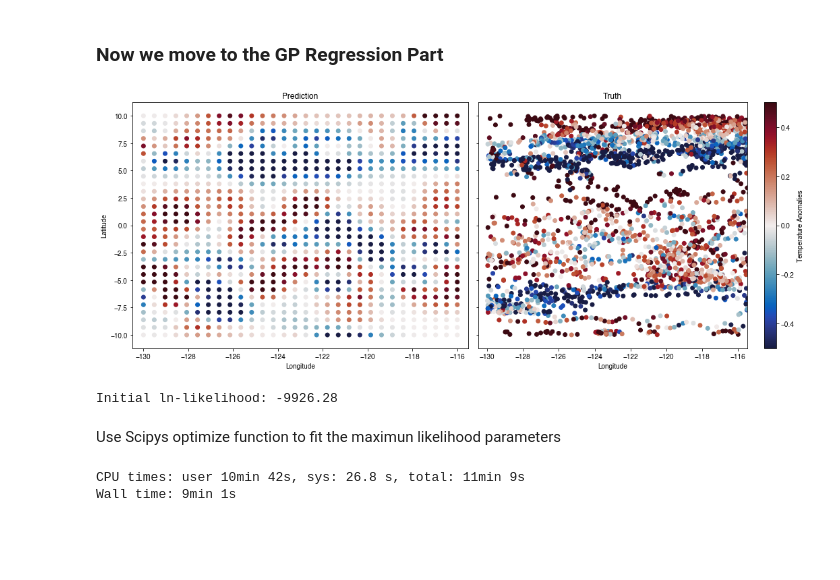
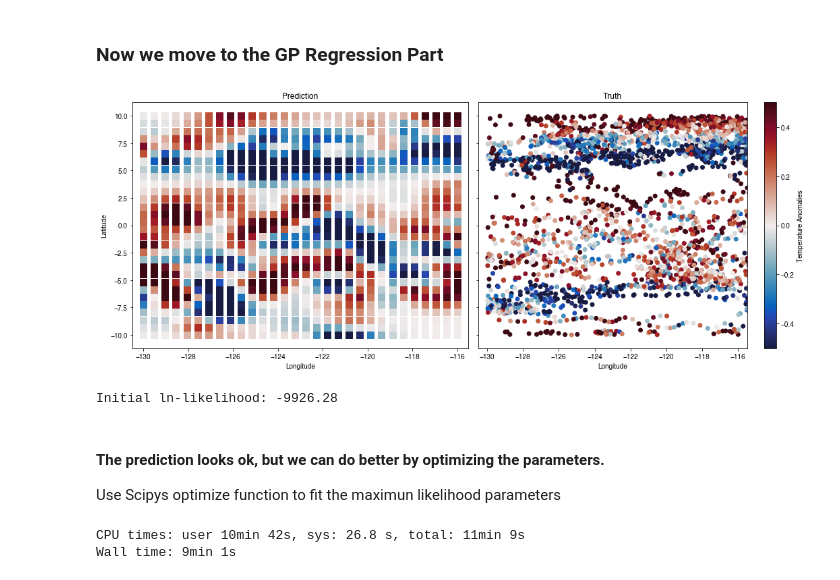
Before and after one commit to oceanhackweek/ohw20-proj-argo-mapping, a Jupyter notebook: final_notebook.ipynb, the cells around one changed output. Drawn from its saved outputs; the diff is of its cells as text; code cells hidden in the pictures; blank space fills up the shorter version.

Commit message:
figure

```diff
--- a/final_notebook.ipynb
+++ b/final_notebook.ipynb
@@ -284,31 +288,31 @@ pred_var_argo = xr.DataArray(pred_var_argo,  dims={"test_pt_num"})
 # %%
 fig,ax=plt.subplots(1,2,figsize=(15,6),sharex=True,sharey=True)
 
 
 cs=ax[0].scatter(test_pts_argo.sel(coordinate='lon'),
             test_pts_argo.sel(coordinate='lat'),
-            c=pred_argo, vmin=-.5, vmax=.5, cmap=cmo.balance)
+            c=pred_argo, vmin=-.5, vmax=.5, s=100, marker='s',cmap=cmo.balance)
 ax[0].set_xlabel('Longitude')
 ax[0].set_ylabel('Latitude')
 #plt.colorbar(cs,ax=ax[0])
 ax[0].set_title('Prediction')
 
 ax[0].set_xlim(-130.5,-115.5)
 
 x_sel = Input_coordinates
 y_sel = Anomaly
 
 cs2=ax[1].scatter(x_sel.sel(coordinate='lon'), x_sel.sel(coordinate='lat'),
-            c=y_sel, vmin=-.5, vmax=.5, cmap=cmo.balance)
+            c=y_sel,  vmin=-.5, vmax=.5, cmap=cmo.balance)
 ax[1].set_xlabel('Longitude')
 
 cbar=plt.colorbar(cs2,ax=ax[1])
 cbar.set_label('Temperature Anomalies')
 ax[1].set_title('Truth')
 
 plt.tight_layout()
 # %% [output]
-[figure, old version]
+[figure, new version]
 # %%
 # Compute the Maximum Likelihood
 
@@ -316,6 +320,7 @@ print("Initial ln-likelihood: {0:.2f}".format(gp_argo.log_likelihood(Anomaly)))
 # %% [output]
 Initial ln-likelihood: -9926.28
 # %% [markdown]
+#### The prediction looks ok, but we can do better by optimizing the parameters.
 Use Scipys optimize function to fit the maximun likelihood parameters
 # %%
 from scipy.optimize import minimize
```
Also changed, not shown: parts of 6 cells of this notebook.
